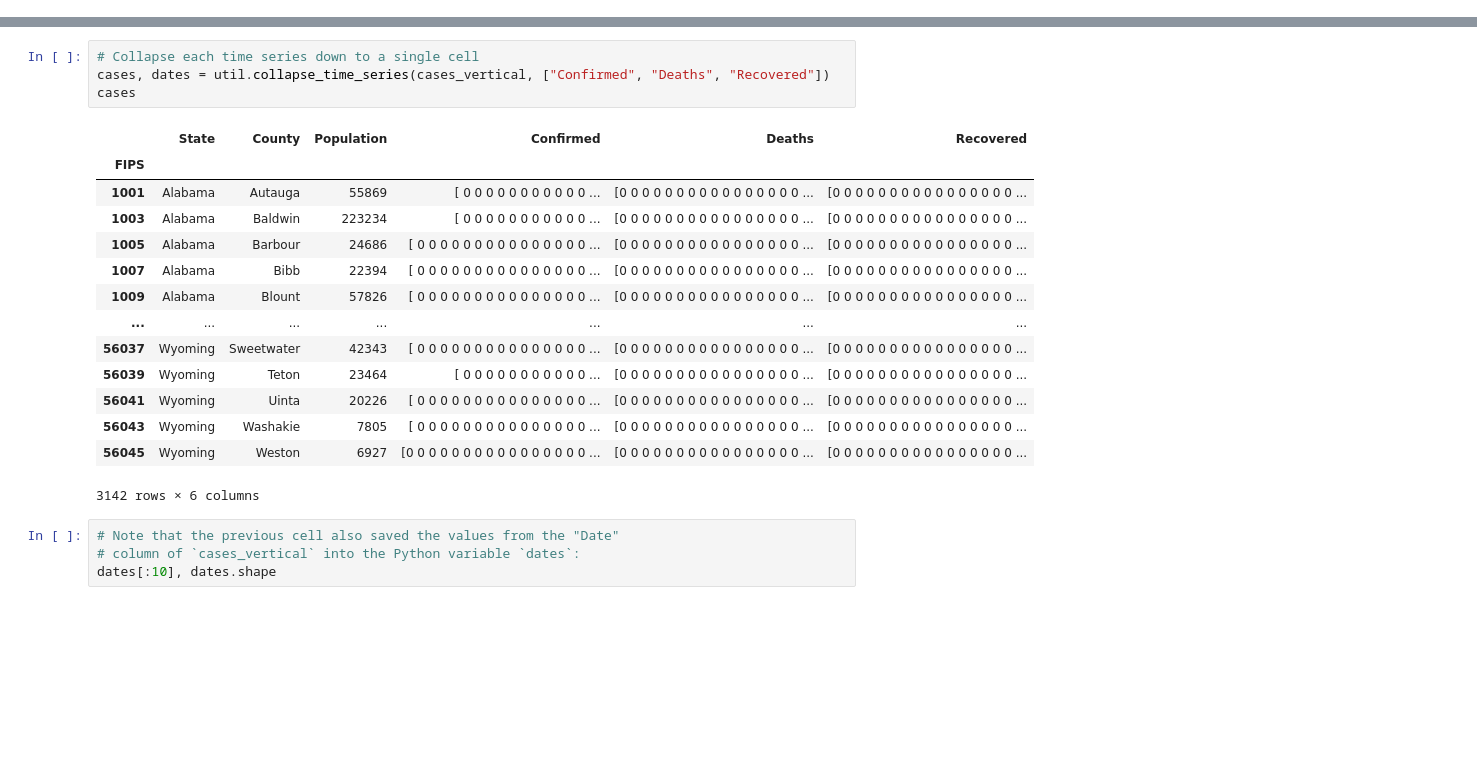
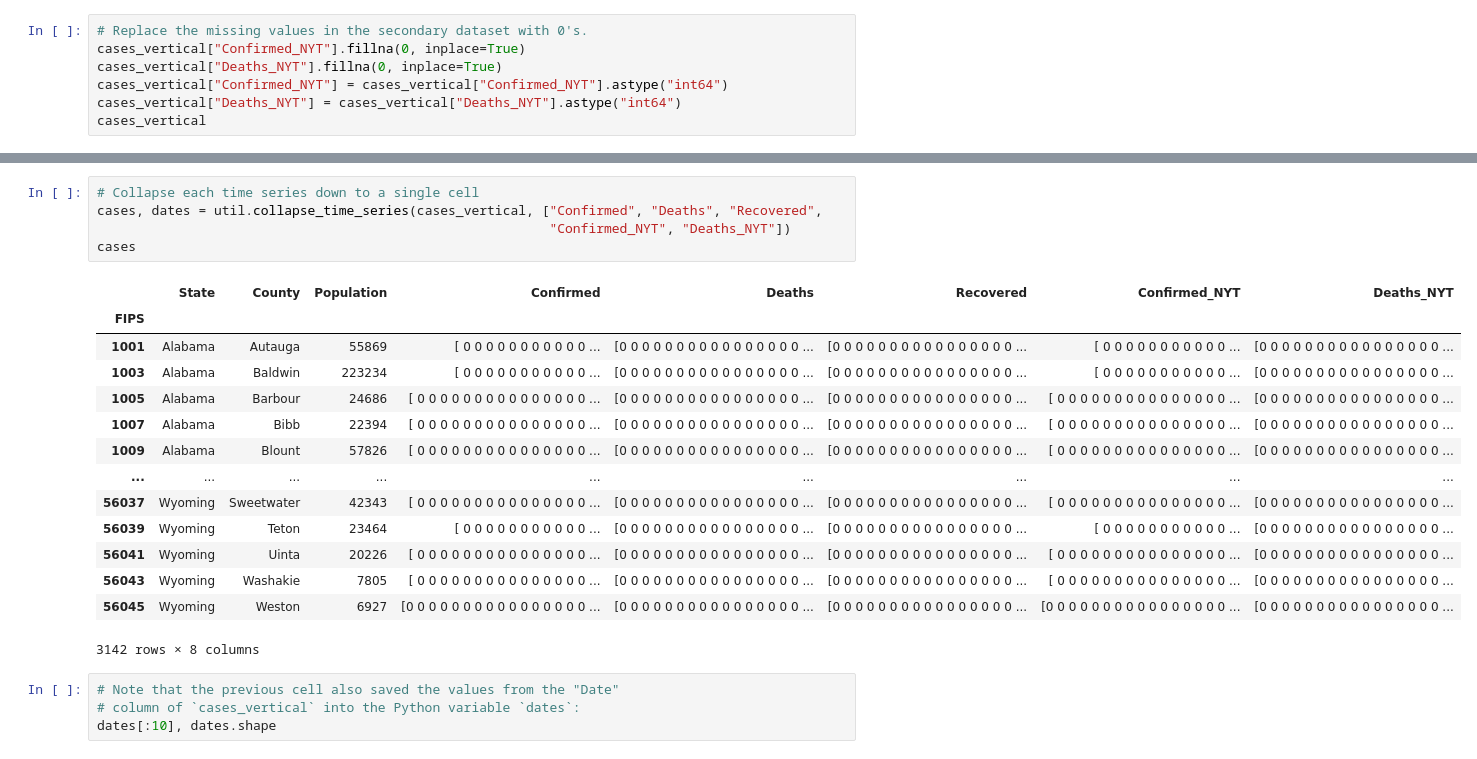
Before and after one commit to CODAIT/covid-notebooks, a Jupyter notebook: notebooks/clean_us_data.ipynb, the cells around one changed output, grey strips where cells are left out. Cells and saved outputs as stored; diff of their text form; blank space fills up the shorter version.

```diff
--- a/notebooks/clean_us_data.ipynb
+++ b/notebooks/clean_us_data.ipynb
@@ -69,0 +72,7 @@ cases_vertical
+# %%
+# Replace the missing values in the secondary dataset with 0's.
+cases_vertical["Confirmed_NYT"].fillna(0, inplace=True)
+cases_vertical["Deaths_NYT"].fillna(0, inplace=True)
+cases_vertical["Confirmed_NYT"] = cases_vertical["Confirmed_NYT"].astype("int64")
+cases_vertical["Deaths_NYT"] = cases_vertical["Deaths_NYT"].astype("int64")
+cases_vertical
@@ -70,22 +94,23 @@ cases_vertical
 # %%
 # Collapse each time series down to a single cell
-cases, dates = util.collapse_time_series(cases_vertical, ["Confirmed", "Deaths", "Recovered"])
+cases, dates = util.collapse_time_series(cases_vertical, ["Confirmed", "Deaths", "Recovered",
+                                                          "Confirmed_NYT", "Deaths_NYT"])
 cases
 # %% [output]
-|  | State | County | Population | Confirmed | Deaths | Recovered |
-| FIPS |  |  |  |  |  |  |
-| 1001 | Alabama | Autauga | 55869 | [ 0 0 0 0 0 0 0 0 0 0 0 ... | [0 0 0 0 0 0 0 0 0 0 0 0 0 0 0 0 ... | [0 0 0 0 0 0 0 0 0 0 0 0 0 0 0 0 ... |
-| 1003 | Alabama | Baldwin | 223234 | [ 0 0 0 0 0 0 0 0 0 0 0 ... | [0 0 0 0 0 0 0 0 0 0 0 0 0 0 0 0 ... | [0 0 0 0 0 0 0 0 0 0 0 0 0 0 0 0 ... |
-| 1005 | Alabama | Barbour | 24686 | [ 0 0 0 0 0 0 0 0 0 0 0 0 0 0 0 ... | [0 0 0 0 0 0 0 0 0 0 0 0 0 0 0 0 ... | [0 0 0 0 0 0 0 0 0 0 0 0 0 0 0 0 ... |
-| 1007 | Alabama | Bibb | 22394 | [ 0 0 0 0 0 0 0 0 0 0 0 0 0 0 0 ... | [0 0 0 0 0 0 0 0 0 0 0 0 0 0 0 0 ... | [0 0 0 0 0 0 0 0 0 0 0 0 0 0 0 0 ... |
-| 1009 | Alabama | Blount | 57826 | [ 0 0 0 0 0 0 0 0 0 0 0 0 0 0 0 ... | [0 0 0 0 0 0 0 0 0 0 0 0 0 0 0 0 ... | [0 0 0 0 0 0 0 0 0 0 0 0 0 0 0 0 ... |
-| ... | ... | ... | ... | ... | ... | ... |
-| 56037 | Wyoming | Sweetwater | 42343 | [ 0 0 0 0 0 0 0 0 0 0 0 0 0 0 0 ... | [0 0 0 0 0 0 0 0 0 0 0 0 0 0 0 0 ... | [0 0 0 0 0 0 0 0 0 0 0 0 0 0 0 0 ... |
-| 56039 | Wyoming | Teton | 23464 | [ 0 0 0 0 0 0 0 0 0 0 0 ... | [0 0 0 0 0 0 0 0 0 0 0 0 0 0 0 0 ... | [0 0 0 0 0 0 0 0 0 0 0 0 0 0 0 0 ... |
-| 56041 | Wyoming | Uinta | 20226 | [ 0 0 0 0 0 0 0 0 0 0 0 0 0 0 0 ... | [0 0 0 0 0 0 0 0 0 0 0 0 0 0 0 0 ... | [0 0 0 0 0 0 0 0 0 0 0 0 0 0 0 0 ... |
-| 56043 | Wyoming | Washakie | 7805 | [ 0 0 0 0 0 0 0 0 0 0 0 0 0 0 0 ... | [0 0 0 0 0 0 0 0 0 0 0 0 0 0 0 0 ... | [0 0 0 0 0 0 0 0 0 0 0 0 0 0 0 0 ... |
-| 56045 | Wyoming | Weston | 6927 | [0 0 0 0 0 0 0 0 0 0 0 0 0 0 0 0 ... | [0 0 0 0 0 0 0 0 0 0 0 0 0 0 0 0 ... | [0 0 0 0 0 0 0 0 0 0 0 0 0 0 0 0 ... |
+|  | State | County | Population | Confirmed | Deaths | Recovered | Confirmed_NYT | Deaths_NYT |
+| FIPS |  |  |  |  |  |  |  |  |
+| 1001 | Alabama | Autauga | 55869 | [ 0 0 0 0 0 0 0 0 0 0 0 ... | [0 0 0 0 0 0 0 0 0 0 0 0 0 0 0 0 ... | [0 0 0 0 0 0 0 0 0 0 0 0 0 0 0 0 ... | [ 0 0 0 0 0 0 0 0 0 0 0 ... | [0 0 0 0 0 0 0 0 0 0 0 0 0 0 0 0 ... |
+| 1003 | Alabama | Baldwin | 223234 | [ 0 0 0 0 0 0 0 0 0 0 0 ... | [0 0 0 0 0 0 0 0 0 0 0 0 0 0 0 0 ... | [0 0 0 0 0 0 0 0 0 0 0 0 0 0 0 0 ... | [ 0 0 0 0 0 0 0 0 0 0 0 ... | [0 0 0 0 0 0 0 0 0 0 0 0 0 0 0 0 ... |
+| 1005 | Alabama | Barbour | 24686 | [ 0 0 0 0 0 0 0 0 0 0 0 0 0 0 0 ... | [0 0 0 0 0 0 0 0 0 0 0 0 0 0 0 0 ... | [0 0 0 0 0 0 0 0 0 0 0 0 0 0 0 0 ... | [ 0 0 0 0 0 0 0 0 0 0 0 0 0 0 0 ... | [0 0 0 0 0 0 0 0 0 0 0 0 0 0 0 0 ... |
+| 1007 | Alabama | Bibb | 22394 | [ 0 0 0 0 0 0 0 0 0 0 0 0 0 0 0 ... | [0 0 0 0 0 0 0 0 0 0 0 0 0 0 0 0 ... | [0 0 0 0 0 0 0 0 0 0 0 0 0 0 0 0 ... | [ 0 0 0 0 0 0 0 0 0 0 0 0 0 0 0 ... | [0 0 0 0 0 0 0 0 0 0 0 0 0 0 0 0 ... |
+| 1009 | Alabama | Blount | 57826 | [ 0 0 0 0 0 0 0 0 0 0 0 0 0 0 0 ... | [0 0 0 0 0 0 0 0 0 0 0 0 0 0 0 0 ... | [0 0 0 0 0 0 0 0 0 0 0 0 0 0 0 0 ... | [ 0 0 0 0 0 0 0 0 0 0 0 0 0 0 0 ... | [0 0 0 0 0 0 0 0 0 0 0 0 0 0 0 0 ... |
+| ... | ... | ... | ... | ... | ... | ... | ... | ... |
+| 56037 | Wyoming | Sweetwater | 42343 | [ 0 0 0 0 0 0 0 0 0 0 0 0 0 0 0 ... | [0 0 0 0 0 0 0 0 0 0 0 0 0 0 0 0 ... | [0 0 0 0 0 0 0 0 0 0 0 0 0 0 0 0 ... | [ 0 0 0 0 0 0 0 0 0 0 0 0 0 0 0 ... | [0 0 0 0 0 0 0 0 0 0 0 0 0 0 0 0 ... |
+| 56039 | Wyoming | Teton | 23464 | [ 0 0 0 0 0 0 0 0 0 0 0 ... | [0 0 0 0 0 0 0 0 0 0 0 0 0 0 0 0 ... | [0 0 0 0 0 0 0 0 0 0 0 0 0 0 0 0 ... | [ 0 0 0 0 0 0 0 0 0 0 0 ... | [0 0 0 0 0 0 0 0 0 0 0 0 0 0 0 0 ... |
+| 56041 | Wyoming | Uinta | 20226 | [ 0 0 0 0 0 0 0 0 0 0 0 0 0 0 0 ... | [0 0 0 0 0 0 0 0 0 0 0 0 0 0 0 0 ... | [0 0 0 0 0 0 0 0 0 0 0 0 0 0 0 0 ... | [ 0 0 0 0 0 0 0 0 0 0 0 0 0 0 0 ... | [0 0 0 0 0 0 0 0 0 0 0 0 0 0 0 0 ... |
+| 56043 | Wyoming | Washakie | 7805 | [ 0 0 0 0 0 0 0 0 0 0 0 0 0 0 0 ... | [0 0 0 0 0 0 0 0 0 0 0 0 0 0 0 0 ... | [0 0 0 0 0 0 0 0 0 0 0 0 0 0 0 0 ... | [ 0 0 0 0 0 0 0 0 0 0 0 0 0 0 0 ... | [0 0 0 0 0 0 0 0 0 0 0 0 0 0 0 0 ... |
+| 56045 | Wyoming | Weston | 6927 | [0 0 0 0 0 0 0 0 0 0 0 0 0 0 0 0 ... | [0 0 0 0 0 0 0 0 0 0 0 0 0 0 0 0 ... | [0 0 0 0 0 0 0 0 0 0 0 0 0 0 0 0 ... | [0 0 0 0 0 0 0 0 0 0 0 0 0 0 0 0 ... | [0 0 0 0 0 0 0 0 0 0 0 0 0 0 0 0 ... |
-3142 rows × 6 columns
+3142 rows × 8 columns
 # %%
 # Note that the previous cell also saved the values from the "Date"
 # column of `cases_vertical` into the Python variable `dates`:
```
Also changed, not shown: parts of 26 cells of this notebook, 7 other files.
